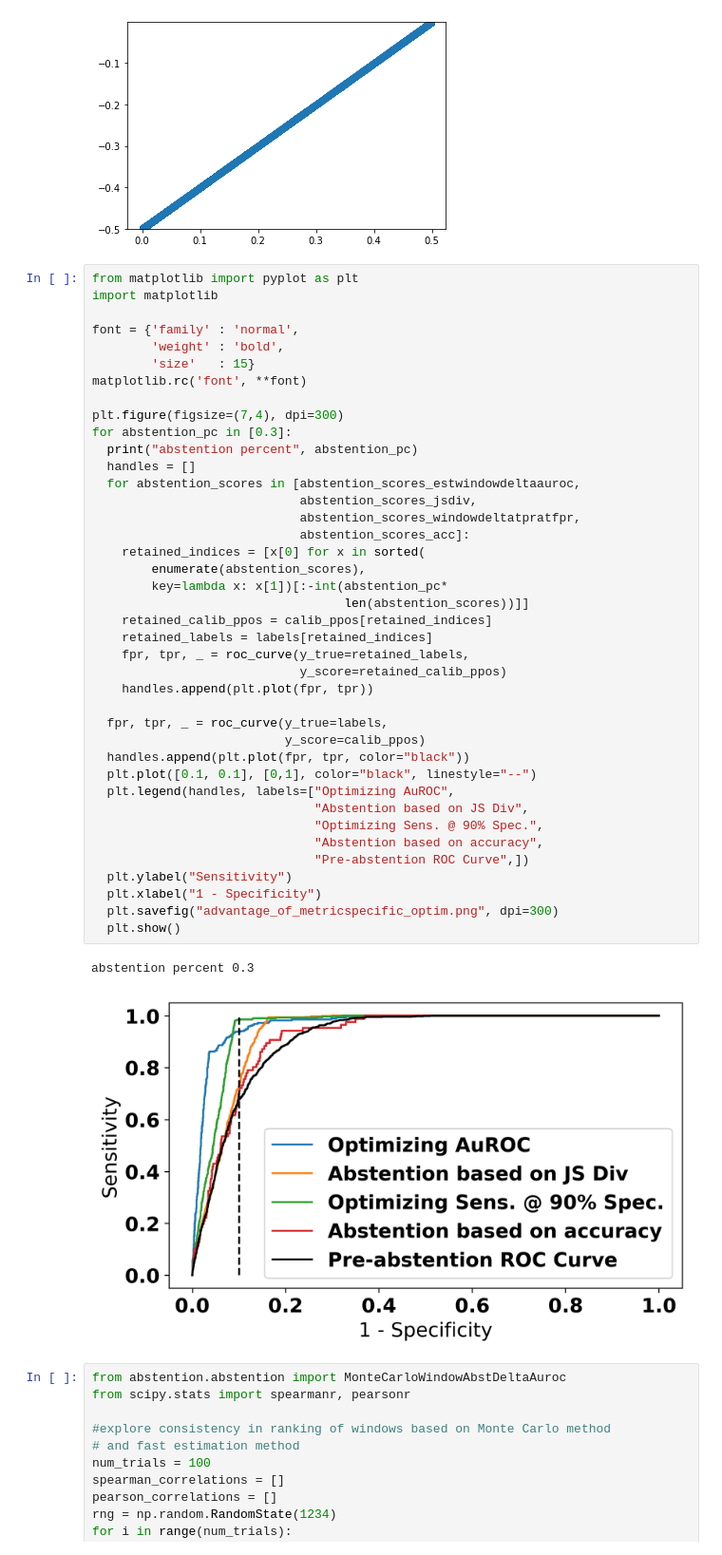
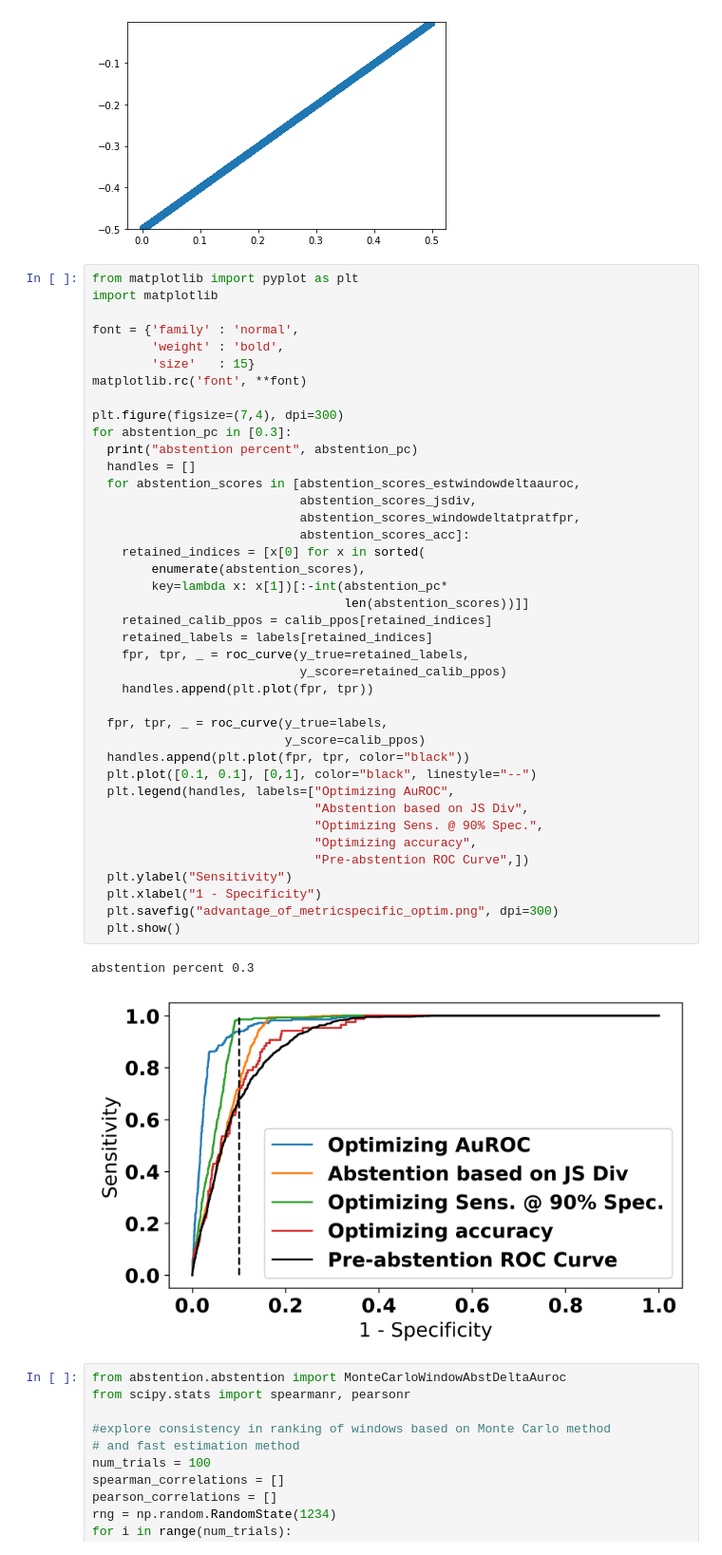
Before and after one commit to blindauth/abstention_experiments, a Jupyter notebook: binary_classification_simulation/BinaryClassificationSimulation.ipynb, the cells around one changed output. Shown at 95% size. Drawn from its saved outputs; the diff is of its cells as text.

```diff
--- a/binary_classification_simulation/BinaryClassificationSimulation.ipynb
+++ b/binary_classification_simulation/BinaryClassificationSimulation.ipynb
@@ -160,35 +160,35 @@ for abstention_pc in [0.3]:
   print("abstention percent", abstention_pc)
   handles = []
   for abstention_scores in [abstention_scores_estwindowdeltaauroc,
                             abstention_scores_jsdiv,
                             abstention_scores_windowdeltatpratfpr,
                             abstention_scores_acc]:
     retained_indices = [x[0] for x in sorted(
         enumerate(abstention_scores),
         key=lambda x: x[1])[:-int(abstention_pc*
                                   len(abstention_scores))]]
     retained_calib_ppos = calib_ppos[retained_indices]
     retained_labels = labels[retained_indices]
     fpr, tpr, _ = roc_curve(y_true=retained_labels,
                             y_score=retained_calib_ppos)
     handles.append(plt.plot(fpr, tpr))
 
   fpr, tpr, _ = roc_curve(y_true=labels,
                           y_score=calib_ppos)
   handles.append(plt.plot(fpr, tpr, color="black"))
   plt.plot([0.1, 0.1], [0,1], color="black", linestyle="--")
   plt.legend(handles, labels=["Optimizing AuROC",
                               "Abstention based on JS Div",
                               "Optimizing Sens. @ 90% Spec.",
-                              "Abstention based on accuracy",
+                              "Optimizing accuracy",
                               "Pre-abstention ROC Curve",])
   plt.ylabel("Sensitivity")
   plt.xlabel("1 - Specificity")
   plt.savefig("advantage_of_metricspecific_optim.png", dpi=300)
   plt.show()
 # %% [output]
 abstention percent 0.3
-[figure, old version]
+[figure, new version]
 # %%
 from abstention.abstention import MonteCarloWindowAbstDeltaAuroc
 from scipy.stats import spearmanr, pearsonr
```
